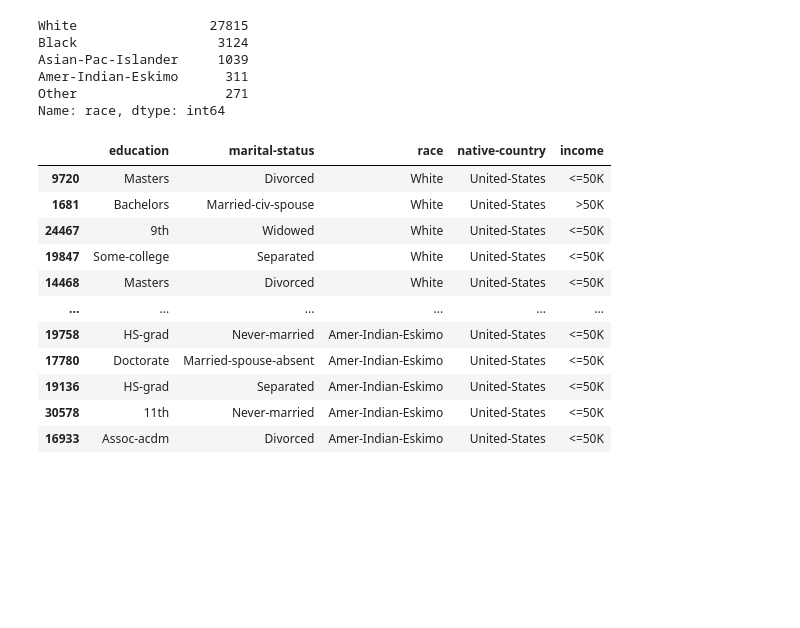
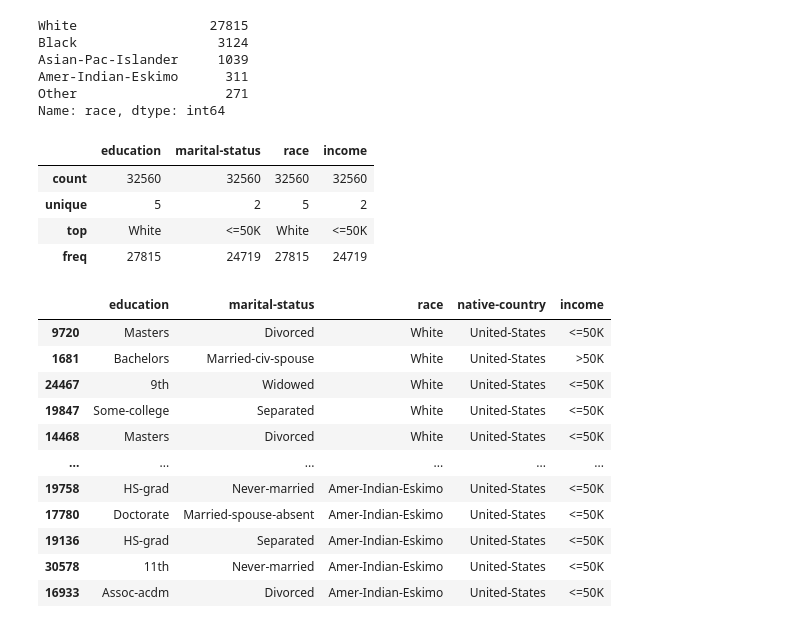
Before and after one commit to arin-deloatch/Census-Final-Project, a Jupyter notebook: src/census.ipynb, the cells around one changed output. Drawn from its saved outputs; the diff is of its cells as text; code cells hidden in the pictures; blank space fills up the shorter version.

```diff
--- a/src/census.ipynb
+++ b/src/census.ipynb
@@ -55,6 +57,14 @@ Asian-Pac-Islander     1039
 Amer-Indian-Eskimo      311
 Other                   271
 Name: race, dtype: int64
+# %%
+census.describe()
+# %% [output]
+|  | education | marital-status | race | income |
+| count | 32560 | 32560 | 32560 | 32560 |
+| unique | 5 | 2 | 5 | 2 |
+| top | White | <=50K | White | <=50K |
+| freq | 27815 | 24719 | 27815 | 24719 |
 # %%
 # Gathering Sample Data by Race
 
```
Also changed, not shown: parts of 2 cells of this notebook.
